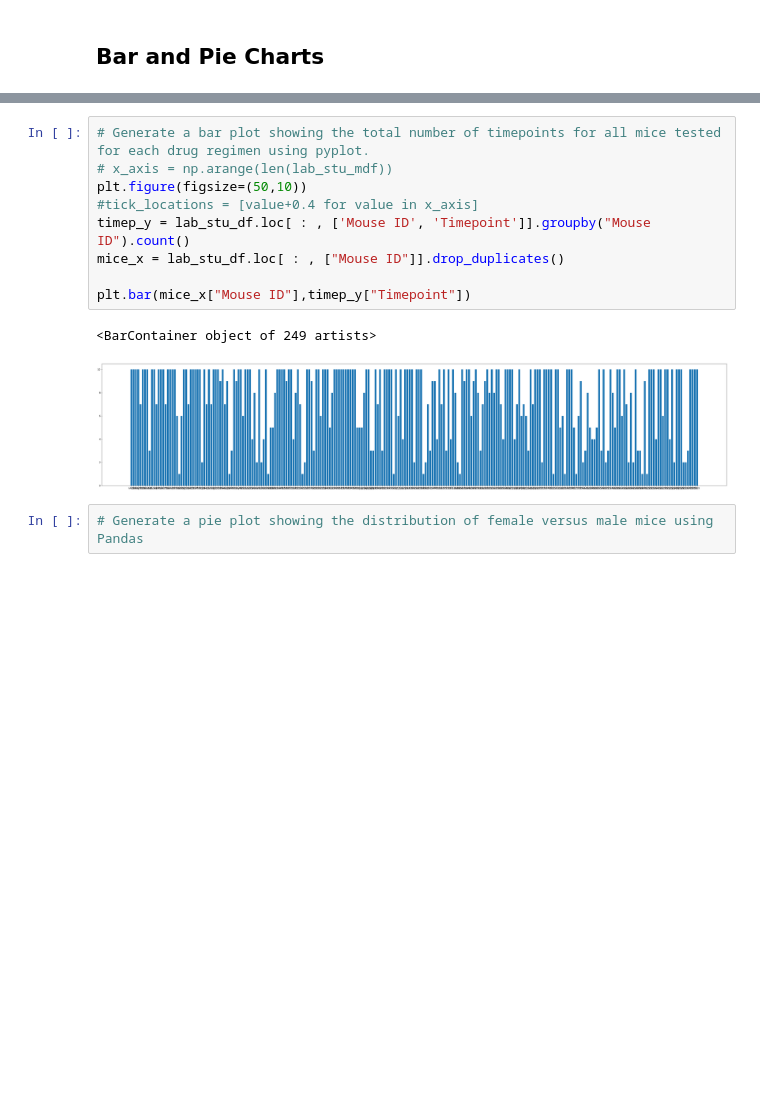
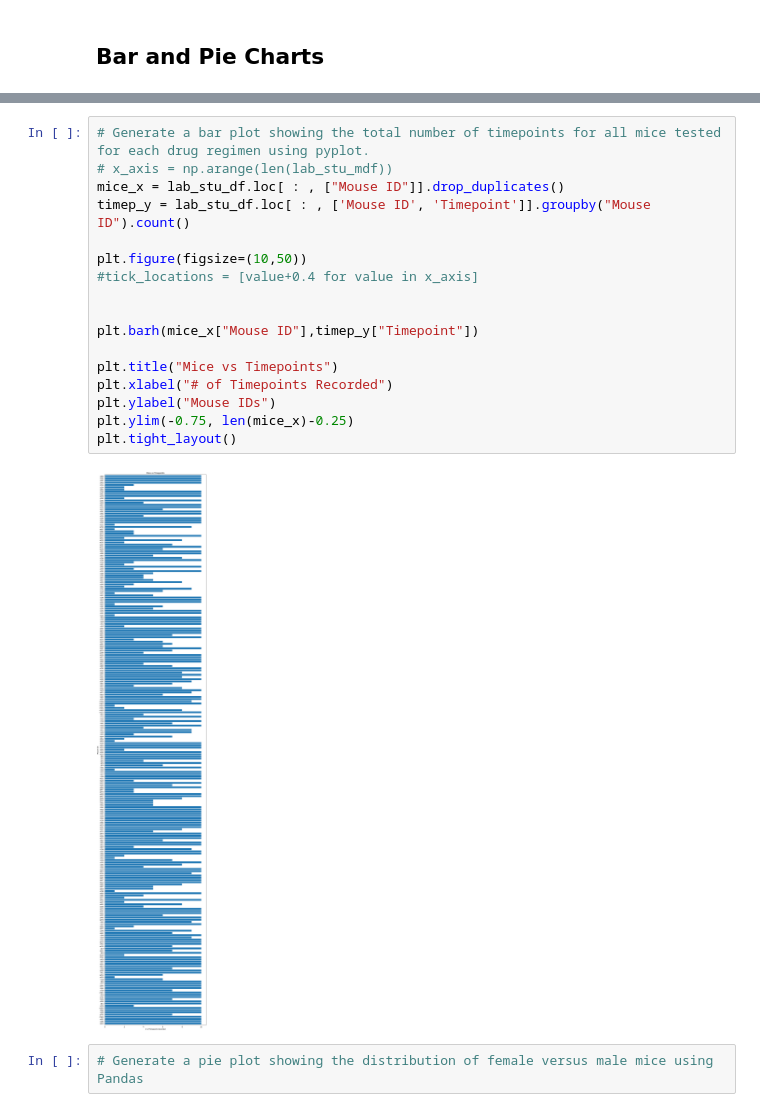
Before and after one commit to CBPher24/MatPlotLib_Challenge, a Jupyter notebook: Pymaceuticals/pymaceuticals_starter.ipynb, the cells around one changed output, grey strips where cells are left out. Cells and saved outputs as stored; diff of their text form; blank space fills up the shorter version.

```diff
--- a/Pymaceuticals/pymaceuticals_starter.ipynb
+++ b/Pymaceuticals/pymaceuticals_starter.ipynb
@@ -147,15 +154,22 @@ lab_stu_mdf.loc[ : , ["Drug Regimen", "Tumor Volume (mm3)"]].groupby("Drug Regim
 # %%
 # Generate a bar plot showing the total number of timepoints for all mice tested for each drug regimen using pyplot.
 # x_axis = np.arange(len(lab_stu_mdf))
-plt.figure(figsize=(50,10))
+mice_x = lab_stu_df.loc[ : , ["Mouse ID"]].drop_duplicates()
+timep_y = lab_stu_df.loc[ : , ['Mouse ID', 'Timepoint']].groupby("Mouse ID").count()
+
+plt.figure(figsize=(10,50))
 #tick_locations = [value+0.4 for value in x_axis]
-timep_y = lab_stu_df.loc[ : , ['Mouse ID', 'Timepoint']].groupby("Mouse ID").count()
-mice_x = lab_stu_df.loc[ : , ["Mouse ID"]].drop_duplicates()
 
-plt.bar(mice_x["Mouse ID"],timep_y["Timepoint"])
+
+plt.barh(mice_x["Mouse ID"],timep_y["Timepoint"])
+
+plt.title("Mice vs Timepoints")
+plt.xlabel("# of Timepoints Recorded")
+plt.ylabel("Mouse IDs")
+plt.ylim(-0.75, len(mice_x)-0.25)
+plt.tight_layout()
 # %% [output]
-<BarContainer object of 249 artists>
-[figure, old version]
+[figure, new version]
 # %%
 # Generate a pie plot showing the distribution of female versus male mice using Pandas
 # %%
```
Also changed, not shown: parts of 1 cell of this notebook.
